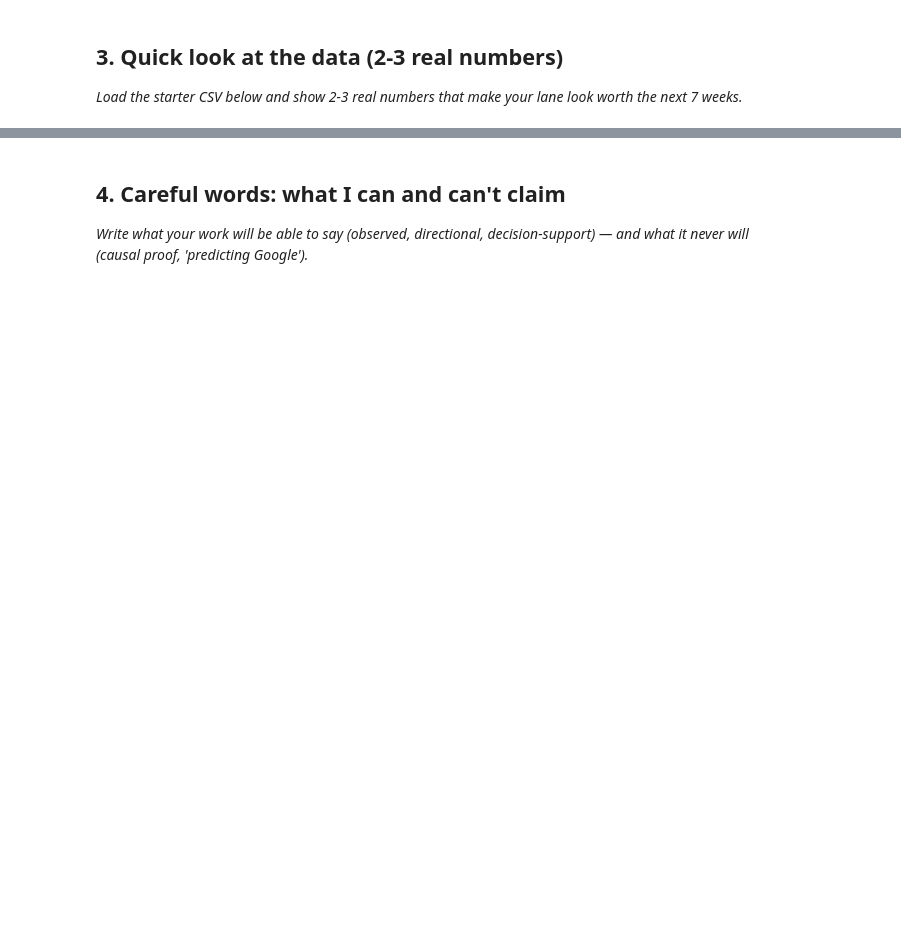
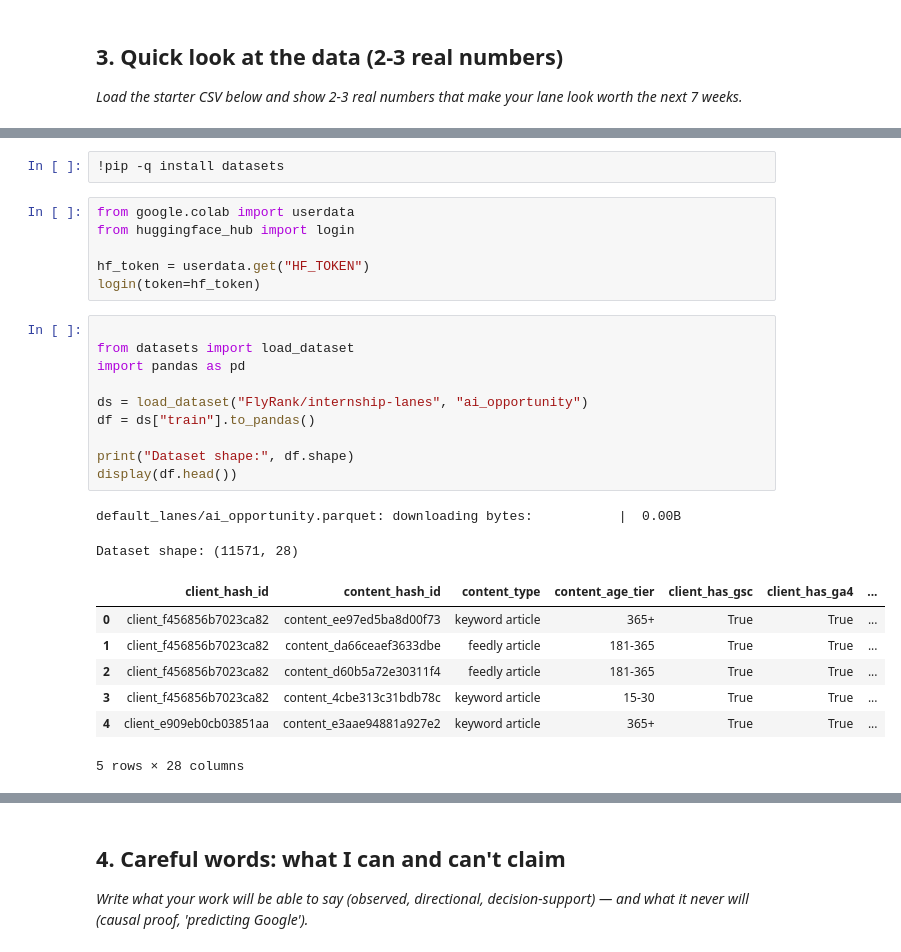
Before and after one commit to bhavanathiru13-droid/flyrank-AI_1, a Jupyter notebook: work/notebooks/w01_research_question.ipynb, the cells around one changed output, grey strips where cells are left out. Cells and saved outputs as stored; diff of their text form; blank space fills up the shorter version.

```diff
--- a/work/notebooks/w01_research_question.ipynb
+++ b/work/notebooks/w01_research_question.ipynb
@@ -66,0 +59,28 @@ The starter dataset contains 30,000 rows and 44 columns. The average number of i
+# %%
+!pip -q install datasets
+# %%
+from google.colab import userdata
+from huggingface_hub import login
+
+hf_token = userdata.get("HF_TOKEN")
+login(token=hf_token)
+# %%
+
+from datasets import load_dataset
+import pandas as pd
+
+ds = load_dataset("FlyRank/internship-lanes", "ai_opportunity")
+df = ds["train"].to_pandas()
+
+print("Dataset shape:", df.shape)
+display(df.head())
+# %% [output]
+default_lanes/ai_opportunity.parquet: downloading bytes:           |  0.00B
+Dataset shape: (11571, 28)
+|  | client_hash_id | content_hash_id | content_type | content_age_tier | client_has_gsc | client_has_ga4 | ... |
+| 0 | client_f456856b7023ca82 | content_ee97ed5ba8d00f73 | keyword article | 365+ | True | True | ... |
+| 1 | client_f456856b7023ca82 | content_da66ceaef3633dbe | feedly article | 181-365 | True | True | ... |
+| 2 | client_f456856b7023ca82 | content_d60b5a72e30311f4 | feedly article | 181-365 | True | True | ... |
+| 3 | client_f456856b7023ca82 | content_4cbe313c31bdb78c | keyword article | 15-30 | True | True | ... |
+| 4 | client_e909eb0cb03851aa | content_e3aae94881a927e2 | keyword article | 365+ | True | True | ... |
+5 rows × 28 columns
```
Also changed, not shown: parts of 11 cells of this notebook.
